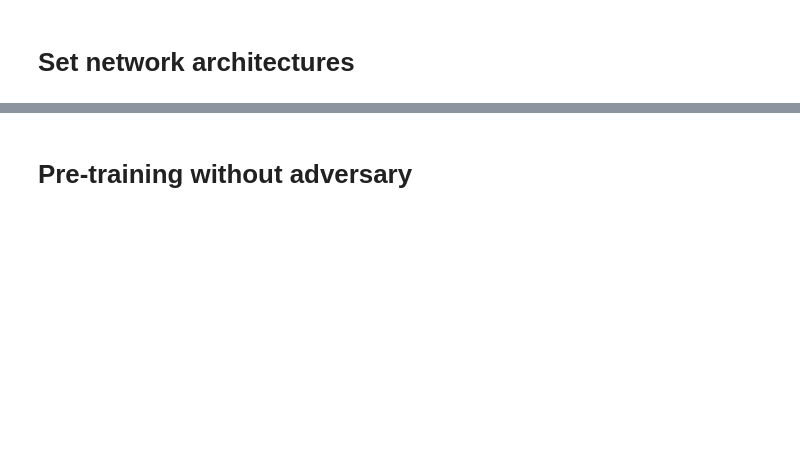
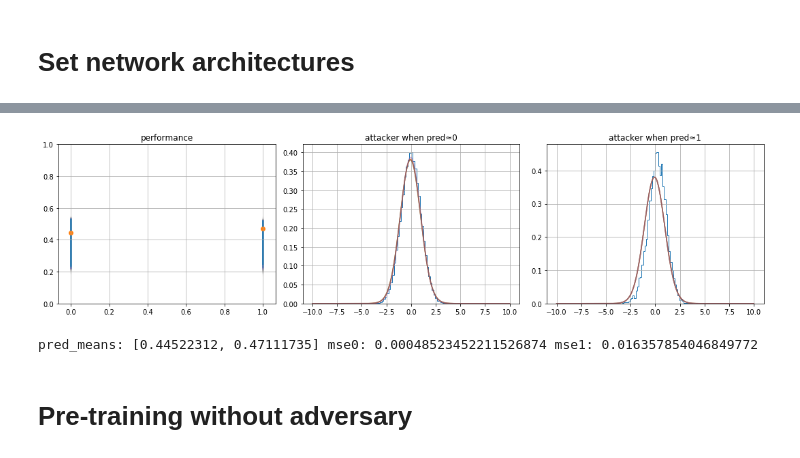
Before and after one commit to caph1993/paper-learning-to-pivot, a Jupyter notebook: code/Toy.ipynb, the cells around one changed output, grey strips where cells are left out. Cells and saved outputs as stored; diff of their text form; code cells hidden in the pictures; blank space fills up the shorter version.

```diff
--- a/code/Toy.ipynb
+++ b/code/Toy.ipynb
@@ -146,3 +155,44 @@ _________________________________________________________________
+# %%
+from scipy.interpolate import interp1d
+
+def my_plots(use_train=True):
+    fig, ax = plt.subplots(nrows=1, ncols=3, figsize=(15,4))
+
+    ax[0].set_title('performance')
+    ax[0].scatter(y_train, D.predict(X_train), marker='.', alpha=0.005)
+    pred_means = [np.mean(D.predict(X_train)[y_train==c]) for c in [0,1]]
+    ax[0].scatter([0,1], pred_means, marker='o')
+    ax[0].set_ylim(0,1) ; ax[0].grid()
+
+    if use_train: X = X_train ; y = y_train ; z = z_train
+    else: X = X_valid ; y = y_valid ; z = z_valid
+    pred = D.predict(X).ravel()
+    X = [X[pred<=0.5], X[pred>0.5]]
+    y = [y[pred<=0.5], y[pred>0.5]]
+    z = [z[pred<=0.5], z[pred>0.5]]
+    mse = [[],[]]
+    for c in [0,1]:
+        ax[1+c].set_title(f'attacker when pred≈{c}')
+        ax[1+c].grid()
+        ax[1+c].hist(z[c], bins=50, histtype='step', density=1)
+        freqs, bins = np.histogram(z[c], bins=50, density=1)
+        z_hist = interp1d(.5*(bins[1:]+bins[:-1]), freqs, fill_value=0, bounds_error=False)
+        for i in range(5):
+            mu, sigma, pi = R.predict(X[c][i:i+1,:]).reshape((3,5))
+            t = np.linspace(-10,10,400)
+            r = lambda t: 1/(2*np.pi)**.5*sum(np.exp(-(t-mu[j])**2/(2*sigma[j]**2))/sigma[j] for j in range(5))
+            ax[1+c].plot(t, r(t)/np.trapz(r(t),x=t), '-', alpha=0.5)
+            mse[c].append(np.trapz((r(t)/np.trapz(r(t),x=t)-z_hist(t))**2, x=t))
+            #print(y[c][i], D.predict(X[c][i:i+1,:]), X[c][i,:], np.mean(mu), np.mean(sigma), np.mean(pi))
+    plt.tight_layout()
+    plt.show()
+    print('pred_means:',pred_means,'mse0:',np.mean(mse[0]),'mse1:',np.mean(mse[1]))
+    return
+# %%
+my_plots()
+# %% [output]
+[figure, added]
+pred_means: [0.44522312, 0.47111735] mse0: 0.00048523452211526874 mse1: 0.016357854046849772
 # %% [markdown]
 # Pre-training without adversary
 # %%
```
Also changed, not shown: parts of 21 cells of this notebook, 1 other file.
